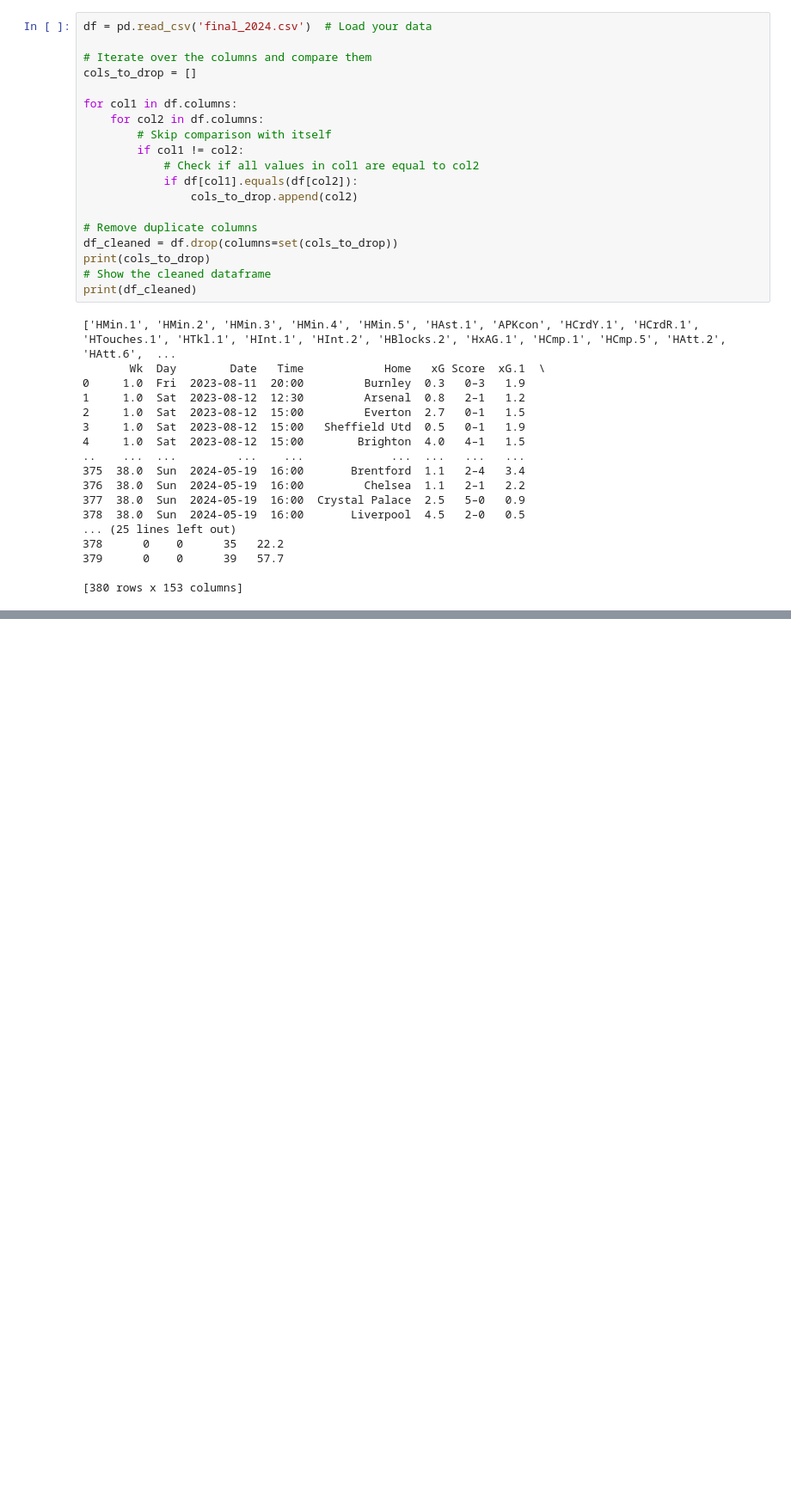
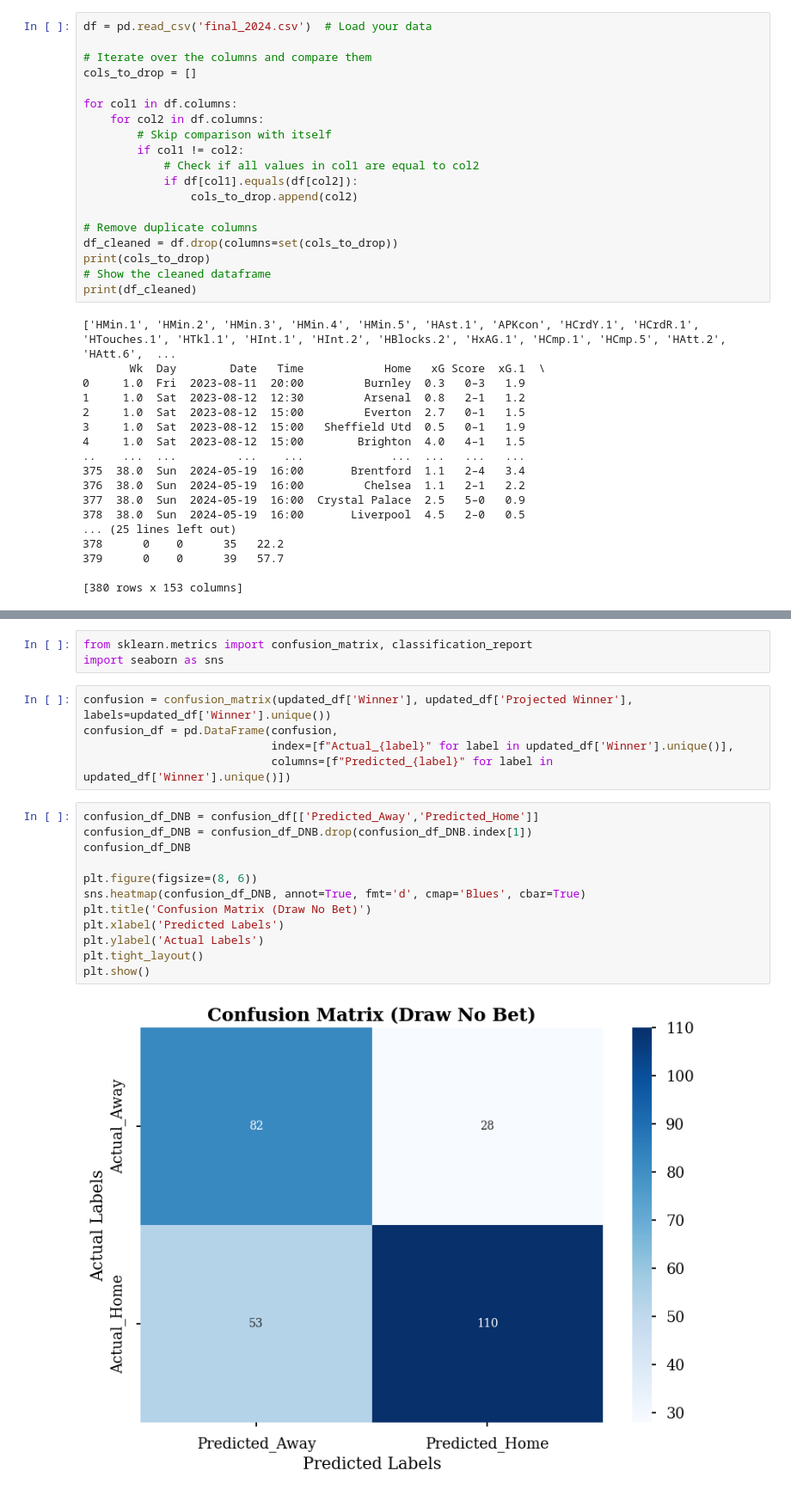
Before and after one commit to thejacobhyatt/EPLRank, a Jupyter notebook: node_rank.ipynb, the cells around one changed output, grey strips where cells are left out. Shown at 86% size. Drawn from its saved outputs; the diff is of its cells as text; blank space fills up the shorter version.

```diff
--- a/node_rank.ipynb
+++ b/node_rank.ipynb
@@ -276,0 +545,22 @@ print(df_cleaned)
+# %%
+from sklearn.metrics import confusion_matrix, classification_report
+import seaborn as sns
+# %%
+confusion = confusion_matrix(updated_df['Winner'], updated_df['Projected Winner'], labels=updated_df['Winner'].unique())
+confusion_df = pd.DataFrame(confusion,
+                            index=[f"Actual_{label}" for label in updated_df['Winner'].unique()],
+                            columns=[f"Predicted_{label}" for label in updated_df['Winner'].unique()])
+# %%
+confusion_df_DNB = confusion_df[['Predicted_Away','Predicted_Home']]
+confusion_df_DNB = confusion_df_DNB.drop(confusion_df_DNB.index[1])
+confusion_df_DNB
+
+plt.figure(figsize=(8, 6))
+sns.heatmap(confusion_df_DNB, annot=True, fmt='d', cmap='Blues', cbar=True)
+plt.title('Confusion Matrix (Draw No Bet)')
+plt.xlabel('Predicted Labels')
+plt.ylabel('Actual Labels')
+plt.tight_layout()
+plt.show()
+# %% [output]
+[figure, added]
```
Also changed, not shown: parts of 31 cells of this notebook, 9 other files.
